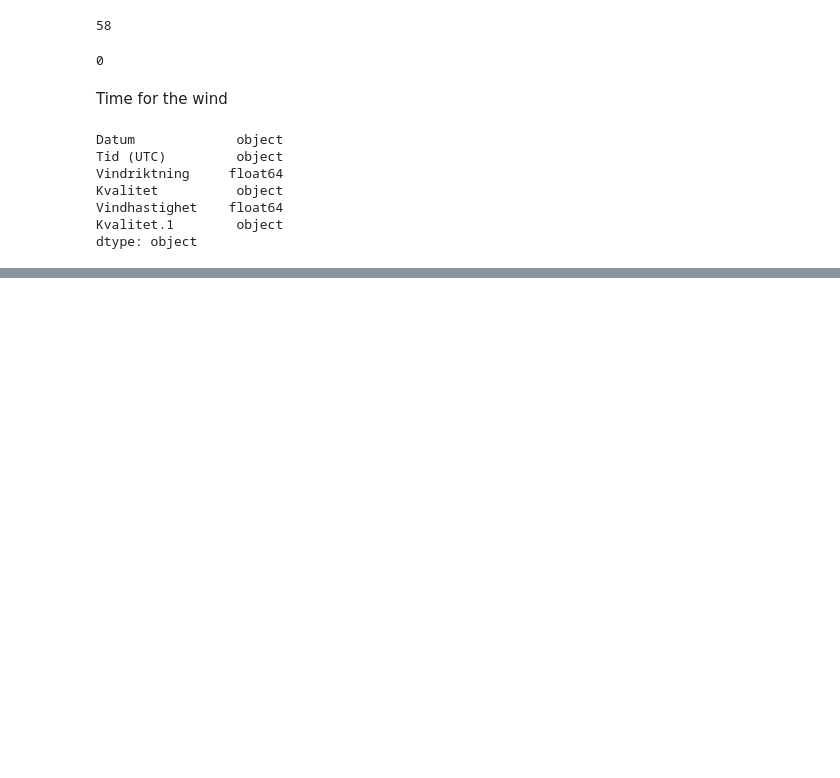
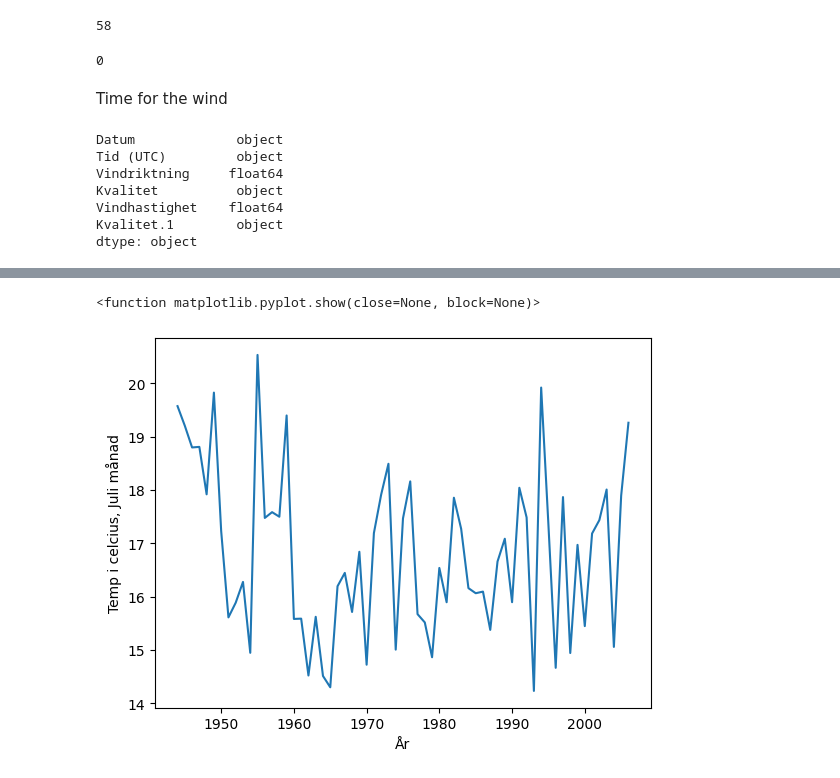
Before and after one commit to msteele919/projectwork, a Jupyter notebook: EDA/EDA_save_olof.ipynb, the cells around one changed output, grey strips where cells are left out. Cells and saved outputs as stored; diff of their text form; code cells hidden in the pictures; blank space fills up the shorter version.

```diff
--- a/EDA/EDA_save_olof.ipynb
+++ b/EDA/EDA_save_olof.ipynb
@@ -284,0 +476,2 @@ dtype: object
+# %%
+month_list_dict = calc_avg_for_each_month()
@@ -284,0 +498,7 @@ dtype: object
+# %%
+jul = month_list_dict['Jul']
+# %%
+years = list(range(1944, 2007))
+df_juli = pd.DataFrame({'Snittemperatur Juli': jul, 'År': years})
+# %%
+df_juli['År'] = pd.to_datetime(df_juli['År'], yearfirst=True, format='%Y')
@@ -284,0 +521,10 @@ dtype: object
+# %%
+plt.figure
+
+plt.plot(df_juli['År'], df_juli['Snittemperatur Juli'])
+plt.ylabel('Temp i celcius, Juli månad')
+plt.xlabel('År')
+plt.show
+# %% [output]
+<function matplotlib.pyplot.show(close=None, block=None)>
+[figure, added]
```
Also changed, not shown: parts of 26 cells of this notebook.
